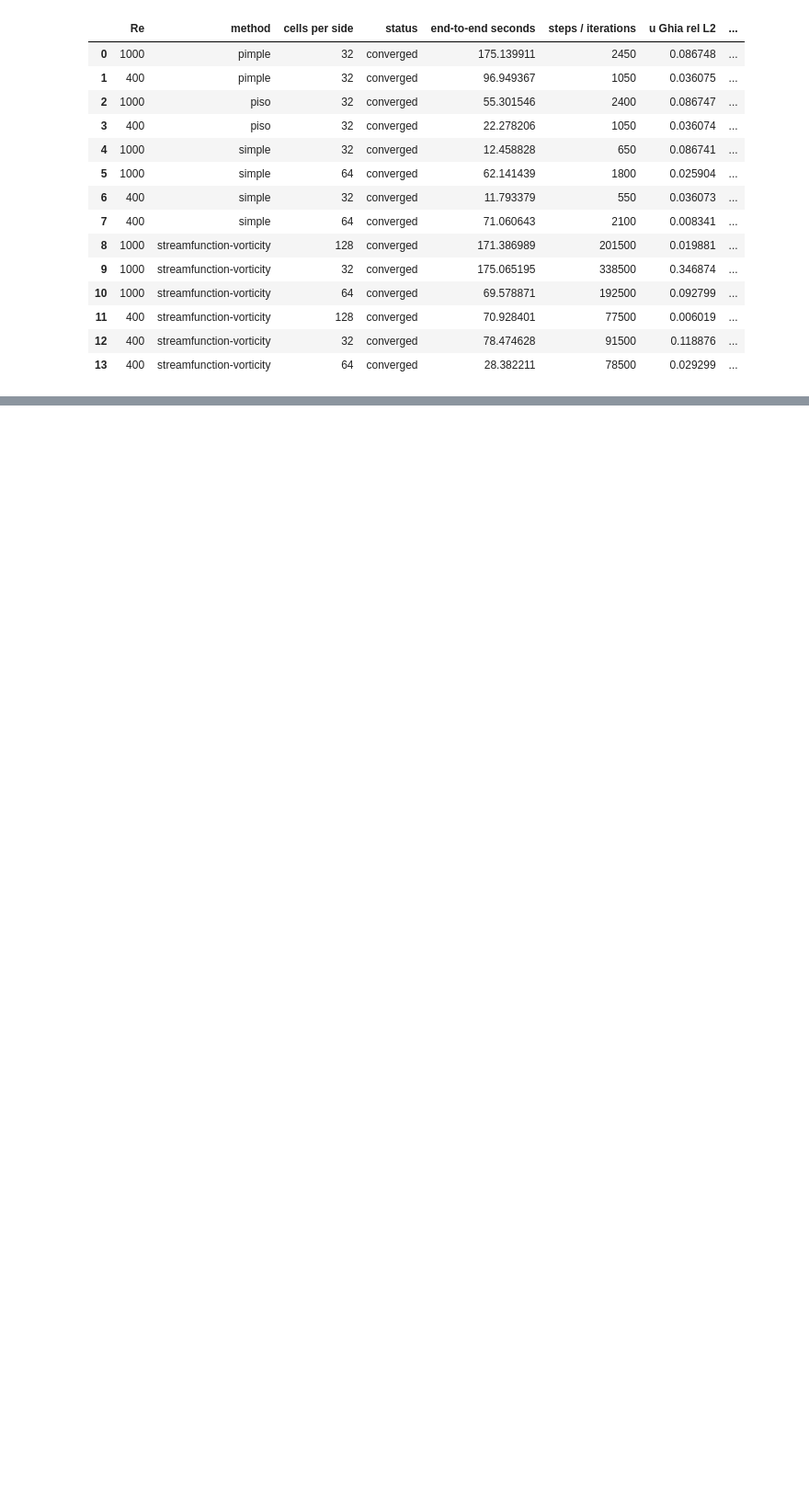
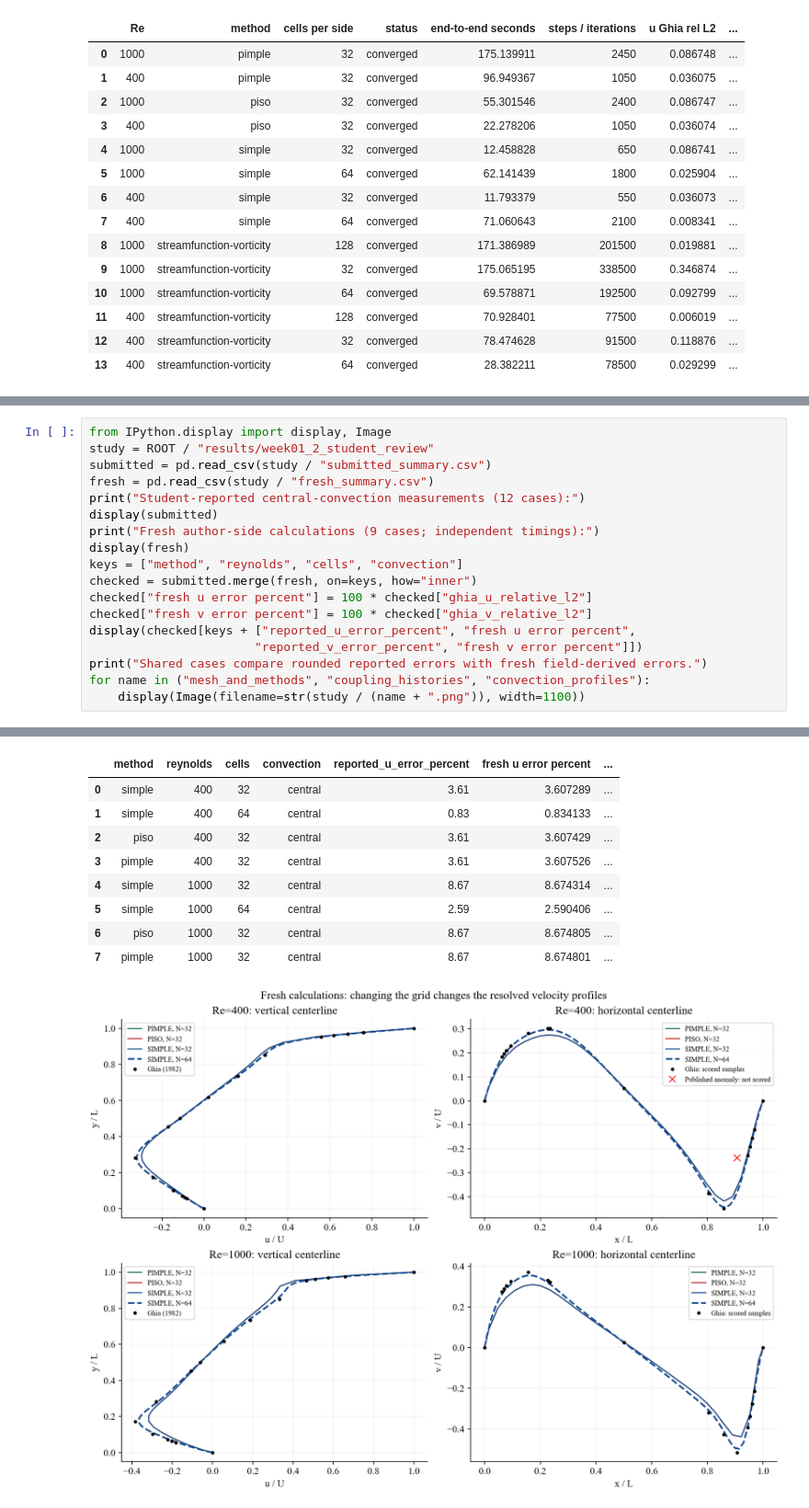
Before and after one commit to Ehsan-Roohi/FlowMLLab, a Jupyter notebook: notebooks/week01_2/W1_2_Cavity_Pressure_Velocity.ipynb, the cells around one changed output, grey strips where cells are left out. Shown at 92% size. Saved outputs shown, nothing was run; the diff lists cells and outputs as text; blank space fills up the shorter version.

Commit message:
Integrate Naoya's reviewed cavity study with fresh verification and teaching exercises

```diff
--- a/notebooks/week01_2/W1_2_Cavity_Pressure_Velocity.ipynb
+++ b/notebooks/week01_2/W1_2_Cavity_Pressure_Velocity.ipynb
@@ -1160,0 +1256,19 @@ if RUN_STREAMFUNCTION:
+# %%
+from IPython.display import display, Image
+study = ROOT / "results/week01_2_student_review"
+submitted = pd.read_csv(study / "submitted_summary.csv")
+fresh = pd.read_csv(study / "fresh_summary.csv")
+print("Student-reported central-convection measurements (12 cases):")
+display(submitted)
+print("Fresh author-side calculations (9 cases; independent timings):")
+display(fresh)
+keys = ["method", "reynolds", "cells", "convection"]
+checked = submitted.merge(fresh, on=keys, how="inner")
+checked["fresh u error percent"] = 100 * checked["ghia_u_relative_l2"]
+checked["fresh v error percent"] = 100 * checked["ghia_v_relative_l2"]
+display(checked[keys + ["reported_u_error_percent", "fresh u error percent",
+                       "reported_v_error_percent", "fresh v error percent"]])
+print("Shared cases compare rounded reported errors with fresh field-derived errors.")
+for name in ("mesh_and_methods", "coupling_histories", "convection_profiles"):
+    display(Image(filename=str(study / (name + ".png")), width=1100))
+# %% [output]
@@ -1160,0 +1301,10 @@ if RUN_STREAMFUNCTION:
+|  | method | reynolds | cells | convection | reported_u_error_percent | fresh u error percent | ... |
+| 0 | simple | 400 | 32 | central | 3.61 | 3.607289 | ... |
+| 1 | simple | 400 | 64 | central | 0.83 | 0.834133 | ... |
+| 2 | piso | 400 | 32 | central | 3.61 | 3.607429 | ... |
+| 3 | pimple | 400 | 32 | central | 3.61 | 3.607526 | ... |
+| 4 | simple | 1000 | 32 | central | 8.67 | 8.674314 | ... |
+| 5 | simple | 1000 | 64 | central | 2.59 | 2.590406 | ... |
+| 6 | piso | 1000 | 32 | central | 8.67 | 8.674805 | ... |
+| 7 | pimple | 1000 | 32 | central | 8.67 | 8.674801 | ... |
+[figure, added]
```
Also changed, not shown: parts of 4 cells of this notebook, 32 other files.
